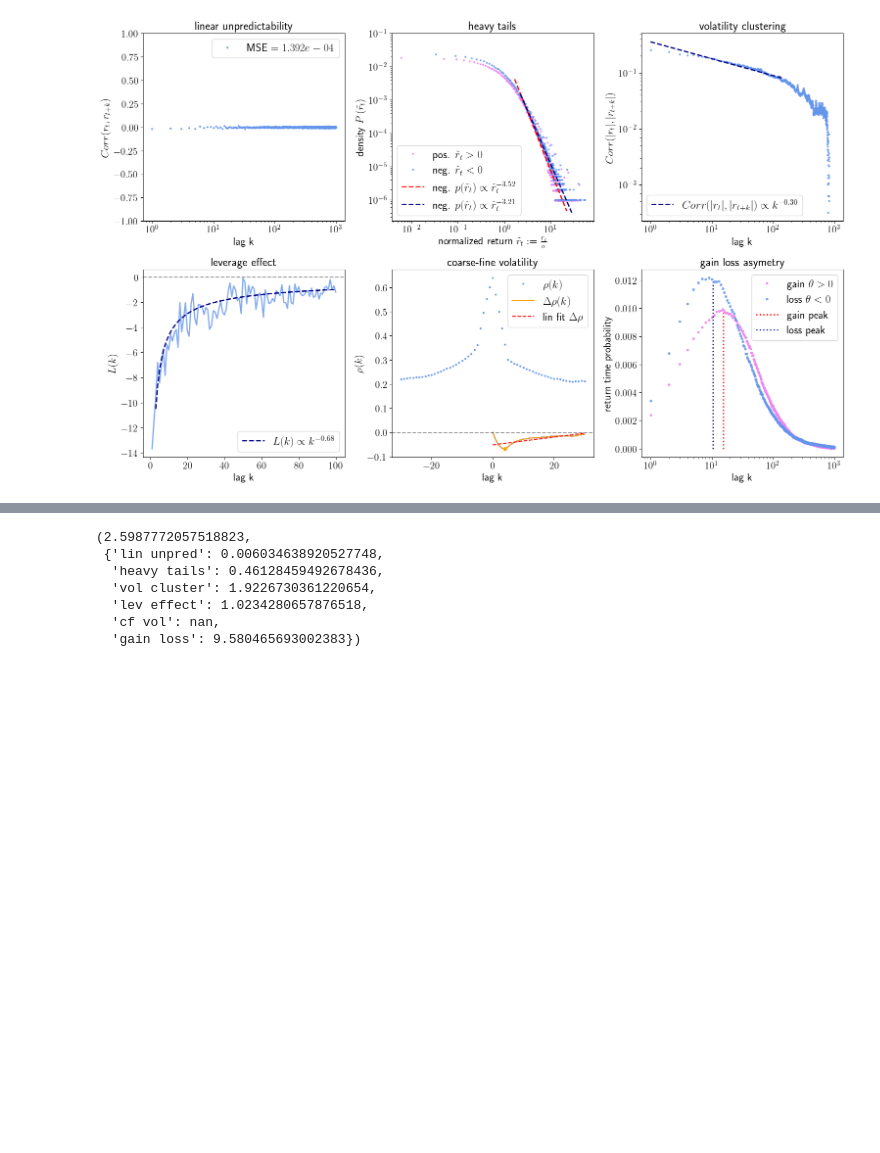
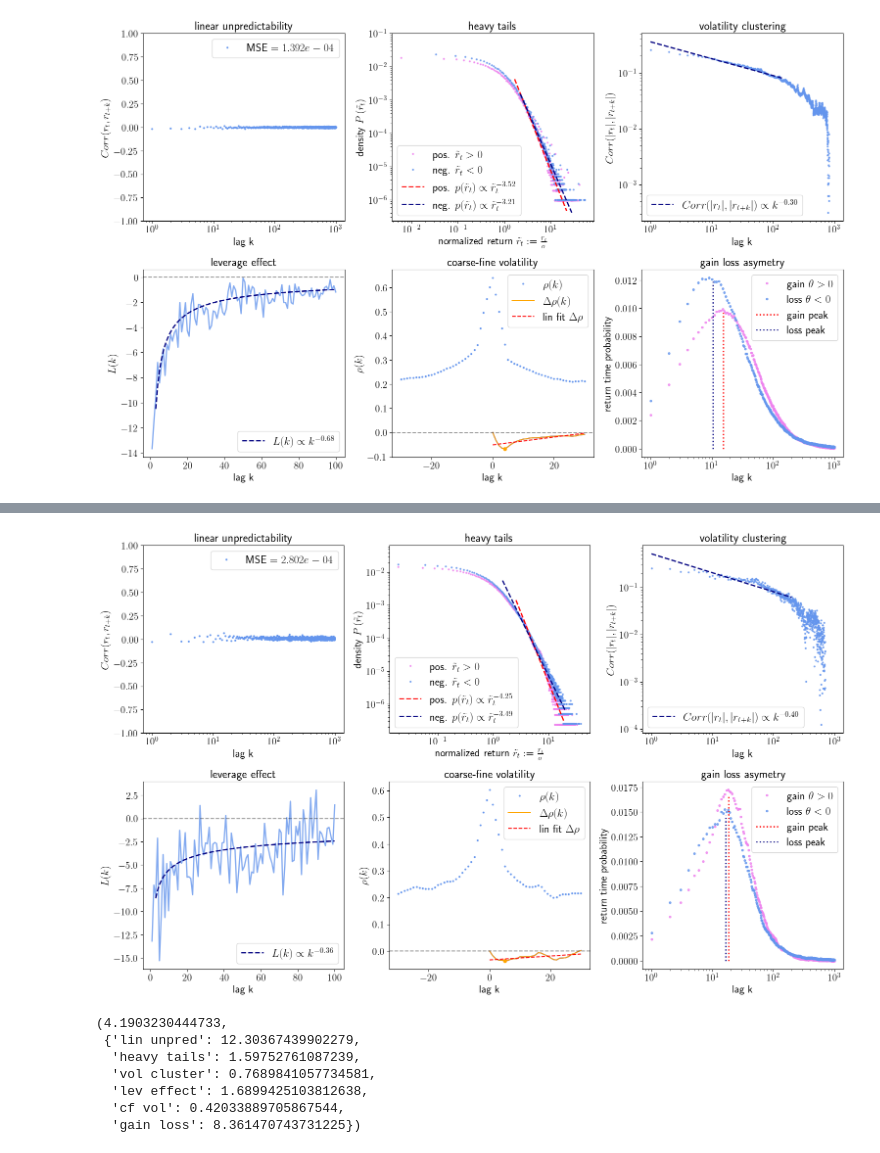
Before and after one commit to ncograf/synthetic_data, a Jupyter notebook: notebooks/stylized_facts.ipynb, the cells around one changed output, grey strips where cells are left out. Cells and saved outputs as stored; diff of their text form; code cells hidden in the pictures; blank space fills up the shorter version.

Commit message:
Evaluate fingan in notebooks

```diff
--- a/notebooks/stylized_facts.ipynb
+++ b/notebooks/stylized_facts.ipynb
@@ -82,10 +90,18 @@ plt.show()
-# %%
-stylized_score.stylized_score(np_ret, garch_log_rets)
-# %% [output]
-(2.5987772057518823,
- {'lin unpred': 0.006034638920527748,
-  'heavy tails': 0.46128459492678436,
-  'vol cluster': 1.9226730361220654,
-  'lev effect': 1.0234280657876518,
-  'cf vol': nan,
-  'gain loss': 9.580465693002383})
+# %%
+model_file = "/home/nico/fgt/final/model.pt"
+fingan_log_rets = train_fingan.sample_fingan(model_file, seed=99)
+fingan_log_rets = fingan_log_rets[:, np.sum(np.isnan(fingan_log_rets), axis=0) == 0]
+# %%
+vsf.visualize_stylized_facts(log_returns=fingan_log_rets)
+plt.show()
+plt.close()
+stylized_score.stylized_score(np_ret, fingan_log_rets)
+# %% [output]
+[figure, added]
+(4.1903230444733,
+ {'lin unpred': 12.30367439902279,
+  'heavy tails': 1.59752761087239,
+  'vol cluster': 0.7689841057734581,
+  'lev effect': 1.6899425103812638,
+  'cf vol': 0.42033889705867544,
+  'gain loss': 8.361470743731225})
```
Also changed, not shown: parts of 3 cells of this notebook.
